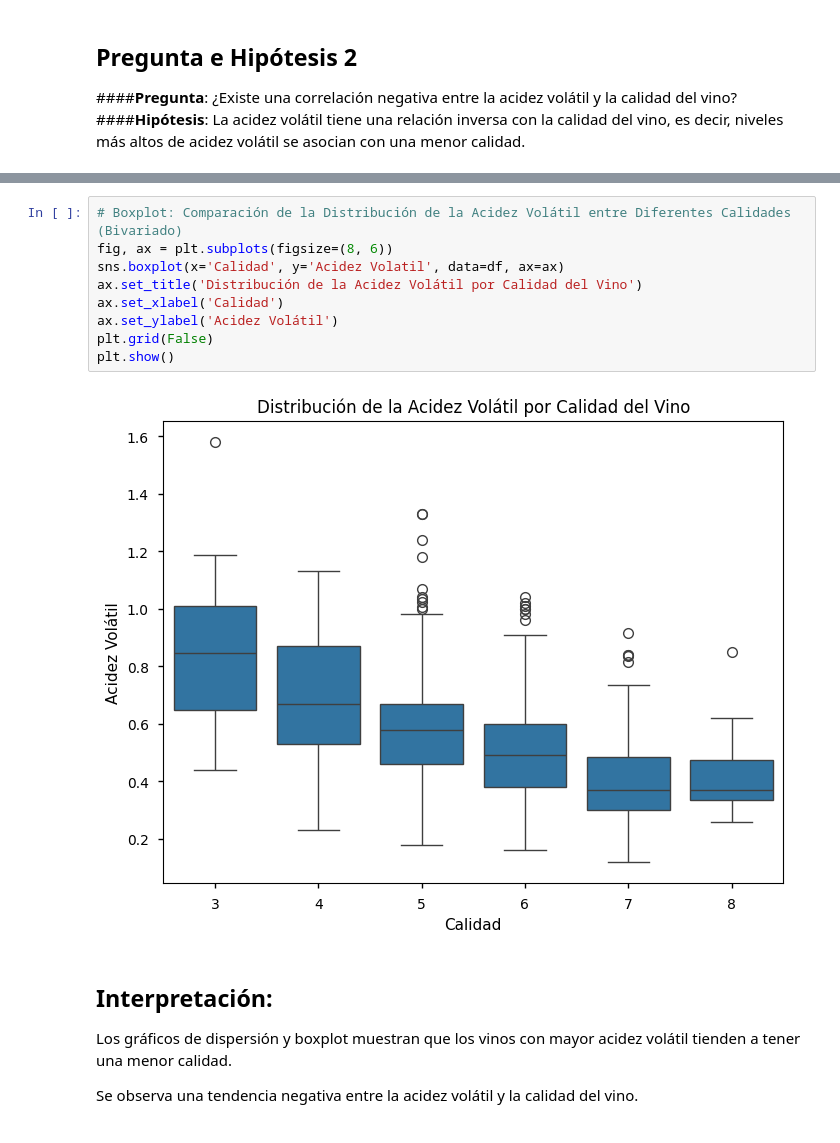
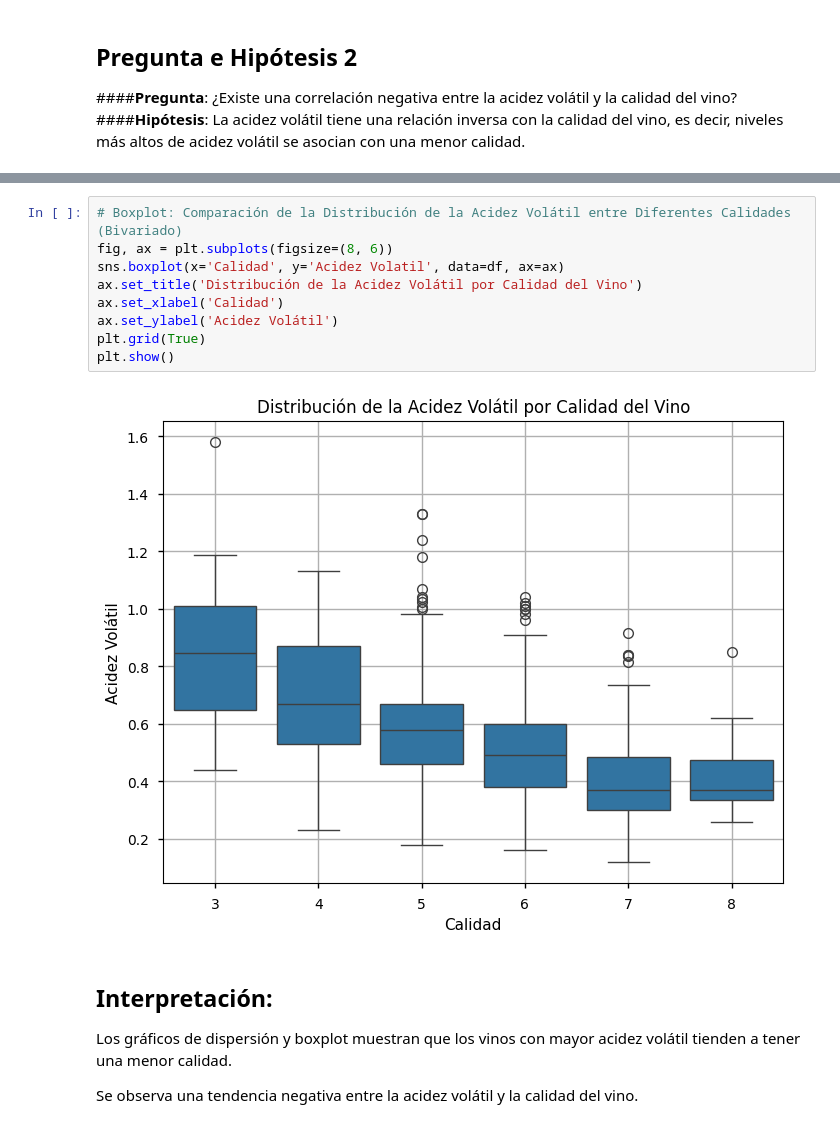
Before and after one commit to tdiego74/Clase_Data_Science_I_PBLC, a Jupyter notebook: ProyectoDS_ParteII_Tocci.ipynb, the cells around one changed output, grey strips where cells are left out. Cells and saved outputs as stored; diff of their text form.

```diff
--- a/ProyectoDS_ParteII_Tocci.ipynb
+++ b/ProyectoDS_ParteII_Tocci.ipynb
@@ -246,14 +246,14 @@ plt.show()
 # %%
 # Boxplot: Comparación de la Distribución de la Acidez Volátil entre Diferentes Calidades (Bivariado)
 fig, ax = plt.subplots(figsize=(8, 6))
 sns.boxplot(x='Calidad', y='Acidez Volatil', data=df, ax=ax)
 ax.set_title('Distribución de la Acidez Volátil por Calidad del Vino')
 ax.set_xlabel('Calidad')
 ax.set_ylabel('Acidez Volátil')
-plt.grid(False)
+plt.grid(True)
 plt.show()
 # %% [output]
-[figure, old version]
+[figure, new version]
 # %% [markdown]
 ## **Interpretación:**
 Los gráficos de dispersión y boxplot muestran que los vinos con mayor acidez volátil tienden a tener una menor calidad.
```
Also changed, not shown: parts of 8 cells of this notebook.
